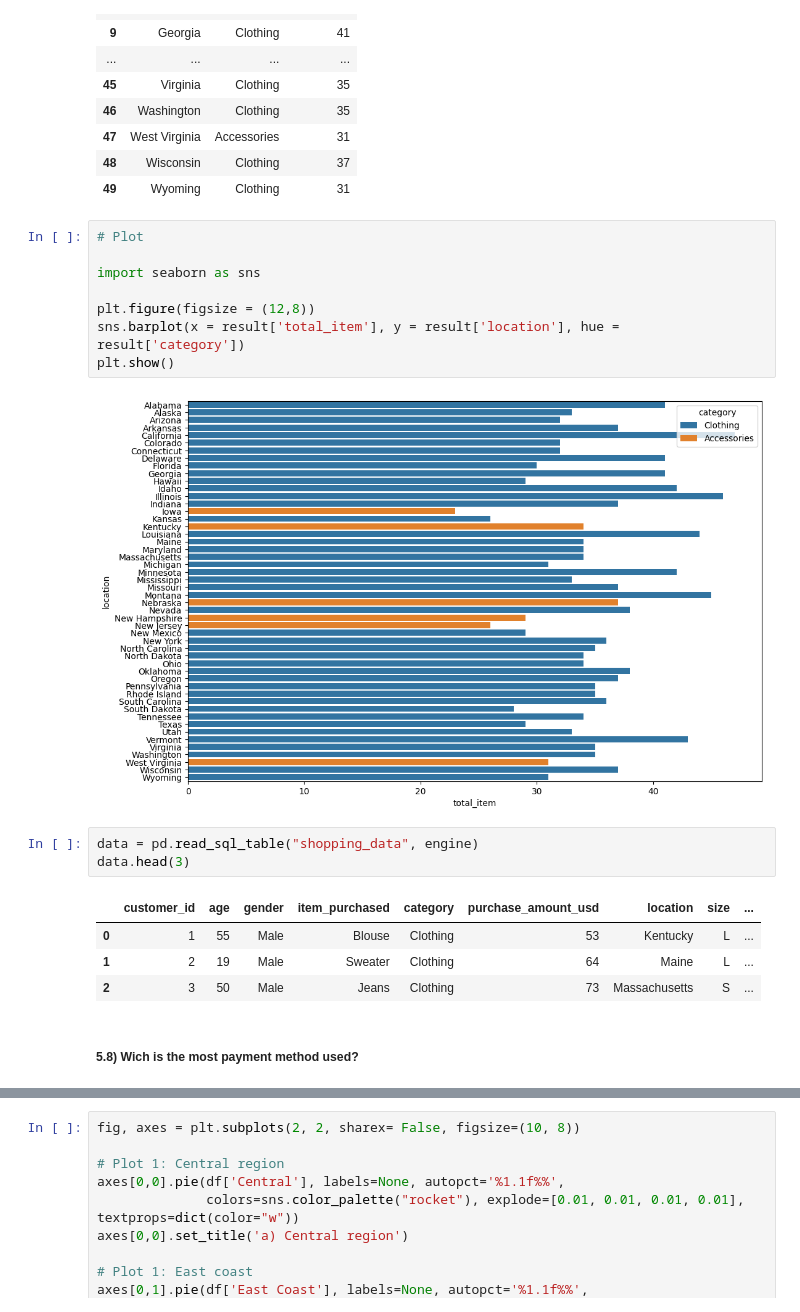
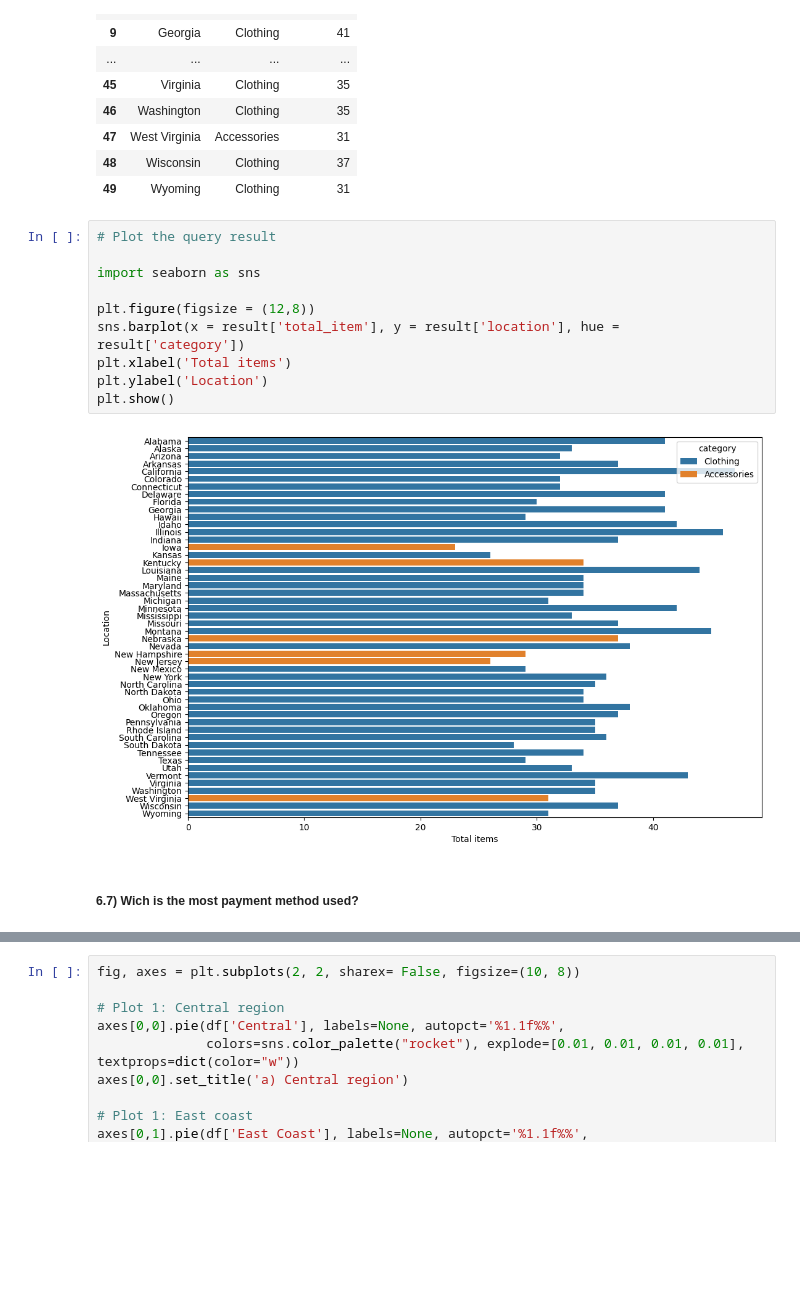
Before and after one commit to maryisabela15/Shopping_trends_project, a Jupyter notebook: shopping_code.ipynb, the cells around one changed output, grey strips where cells are left out. Drawn from its saved outputs; the diff is of its cells as text; blank space fills up the shorter version.

```diff
--- a/shopping_code.ipynb
+++ b/shopping_code.ipynb
@@ -287,25 +362,19 @@ result
 | 48 | Wisconsin | Clothing | 37 |
 | 49 | Wyoming | Clothing | 31 |
 # %%
-# Plot
+# Plot the query result
 
 import seaborn as sns
 
 plt.figure(figsize = (12,8))
 sns.barplot(x = result['total_item'], y = result['location'], hue = result['category'])
+plt.xlabel('Total items')
+plt.ylabel('Location')
 plt.show()
 # %% [output]
-[figure, old version]
+[figure, new version]
-# %%
-data = pd.read_sql_table("shopping_data", engine)
-data.head(3)
-# %% [output]
-|  | customer_id | age | gender | item_purchased | category | purchase_amount_usd | location | size | ... |
-| 0 | 1 | 55 | Male | Blouse | Clothing | 53 | Kentucky | L | ... |
-| 1 | 2 | 19 | Male | Sweater | Clothing | 64 | Maine | L | ... |
-| 2 | 3 | 50 | Male | Jeans | Clothing | 73 | Massachusetts | S | ... |
 # %% [markdown]
-##### 5.8) Wich is the most payment method used?
+##### 6.7) Wich is the most payment method used?
 # %%
 query = '''
   SELECT payment_method,
```
Also changed, not shown: parts of 55 cells of this notebook, 1 other file.
